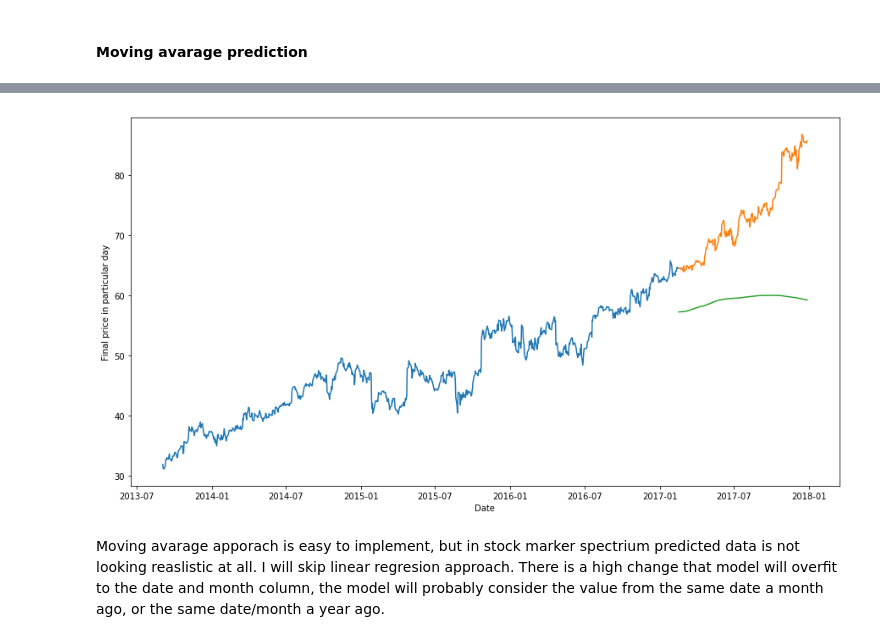
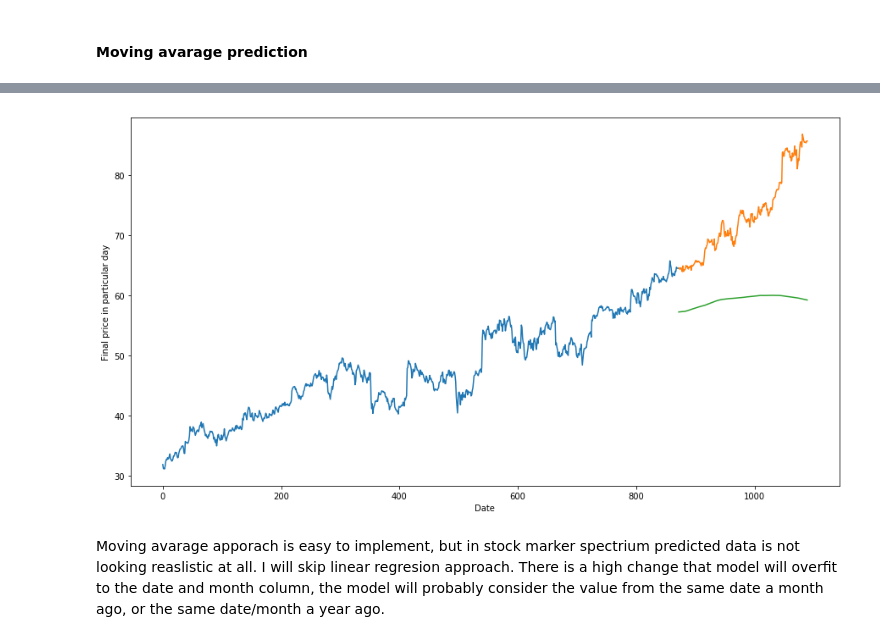
Before and after one commit to mwoss/mlflow-stock-market-example, a Jupyter notebook: stock_market_analysis.ipynb, the cells around one changed output, grey strips where cells are left out. Drawn from its saved outputs; the diff is of its cells as text; code cells hidden in the pictures.

```diff
--- a/stock_market_analysis.ipynb
+++ b/stock_market_analysis.ipynb
@@ -38,9 +40,28 @@ plt.show()
 [figure]
 # %% [markdown]
 #### Moving avarage prediction
-# %%
-data = df.sort_index(axis=0, ascending=True)
-lr_data = data[["Date", "Close"]]
+# %%
+def process_dataframe(df):
+    data = df.sort_index(ascending=True, axis=0)
+    processed_data = pd.DataFrame(index=range(0, len(df)), columns=["Date", "Close"])
+
+    for i in range(0, len(data)):
+        processed_data["Date"][i] = data["Date"][i]
+        processed_data["Close"][i] = data["Close"][i]
+
+    return processed_data
+
+
+def plot_predictions(train_data, test_data, predictions):
+    test_data.loc[:, "Predictions"] = predictions
+    plt.figure(figsize=(15, 8))
+    plt.plot(train_data['Close'])
+    plt.plot(test_data[['Close','Predictions']])
+    plt.xlabel("Date")
+    plt.ylabel("Final price in particular day")
+    plt.show()
+# %%
+lr_data = process_dataframe(df)
 # %%
 train_data, test_data = train_test_split(lr_data, test_size=0.2, shuffle=False)
 # %%
@@ -62,13 +83,7 @@ r_mean_square
-# %%
-test_data.loc[:, "Predictions"] = mv_avg_predictions
-plt.figure(figsize=(15, 8))
-plt.plot(train_data["Close"])
-plt.plot(test_data[["Close", "Predictions"]])
-plt.xlabel("Date")
-plt.ylabel("Final price in particular day")
-plt.show()
-# %% [output]
-[figure, removed]
+# %%
+plot_predictions(train_data, test_data, mv_avg_predictions)
+# %% [output]
+[figure, added]
 # %% [markdown]
 Moving avarage apporach is easy to implement, but in stock marker spectrium predicted data is not looking reaslistic at all.
 I will skip linear regresion approach. There is a high change that model will overfit to the date and month column, the model will probably consider the value from the same date a month ago, or the same date/month a year ago.
```
Also changed, not shown: parts of 18 cells of this notebook.
